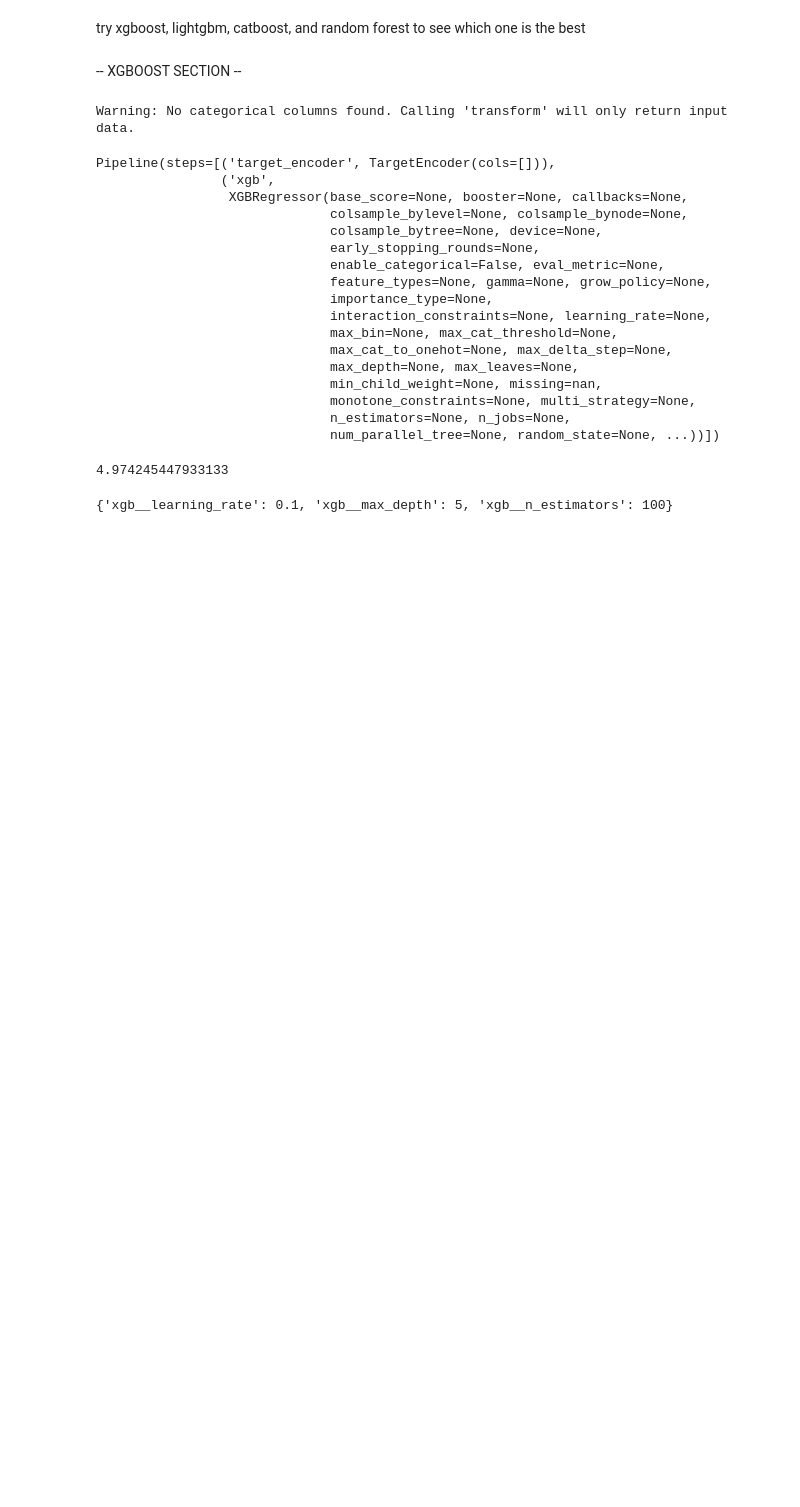
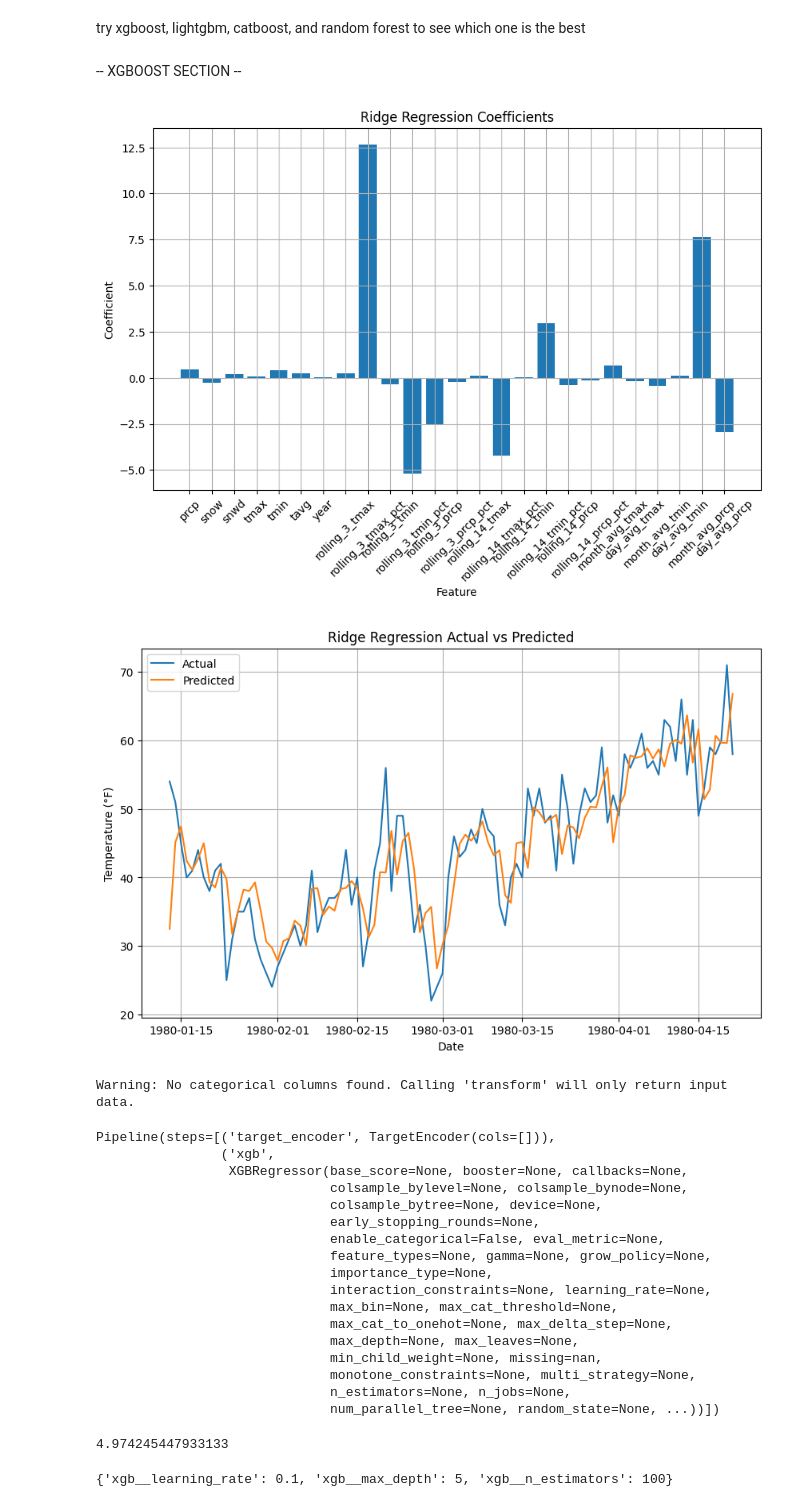
Before and after one commit to oskargawr/weather-predictions, a Jupyter notebook: PredictionsModel/predictive.ipynb, the cells around one changed output. Drawn from its saved outputs; the diff is of its cells as text; code cells hidden in the pictures; blank space fills up the shorter version.

```diff
--- a/PredictionsModel/predictive.ipynb
+++ b/PredictionsModel/predictive.ipynb
@@ -157,6 +515,29 @@ predictions["diff"].round().value_counts().sort_index().plot()
 try xgboost, lightgbm, catboost, and random forest to see which one is the best
 # %% [markdown]
 -- XGBOOST SECTION --
+# %%
+# visualize ridge regression coefficients
+plt.figure(figsize=(10, 6))
+plt.bar(predictors, rr.coef_)
+plt.title("Ridge Regression Coefficients")
+plt.xlabel("Feature")
+plt.ylabel("Coefficient")
+plt.xticks(rotation=45)
+plt.grid(True)
+plt.show()
+
+# visualize ridge regression graph on some small sample of data
+plt.figure(figsize=(10, 6))
+plt.plot(predictions["actual"].iloc[:100], label="Actual")
+plt.plot(predictions["predicted"].iloc[:100], label="Predicted")
+plt.title("Ridge Regression Actual vs Predicted")
+plt.xlabel("Date")
+plt.ylabel("Temperature (°F)")
+plt.legend()
+plt.grid(True)
+# %% [output]
+[figure, added]
+[figure, added]
 # %%
 from sklearn.model_selection import train_test_split
 
```
Also changed, not shown: parts of 63 cells of this notebook, 34 other files.
